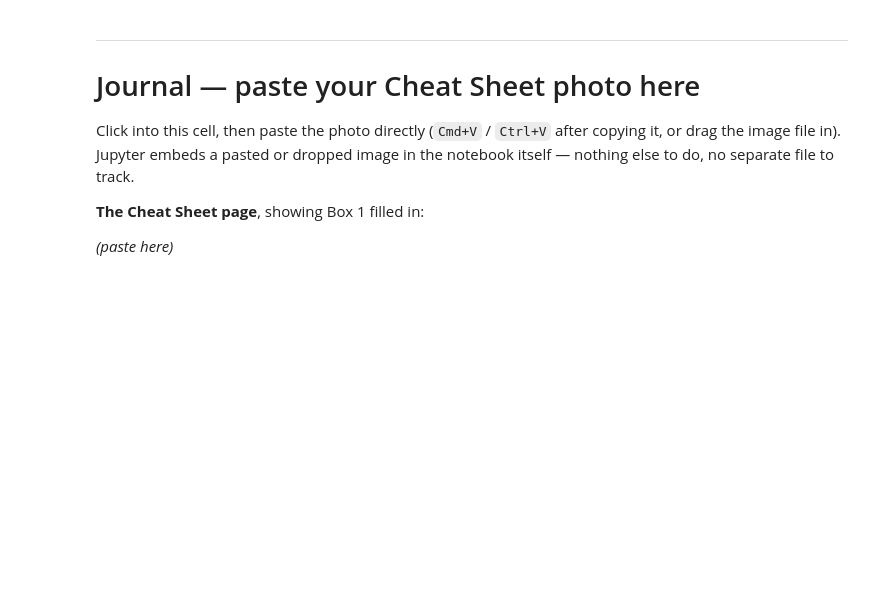
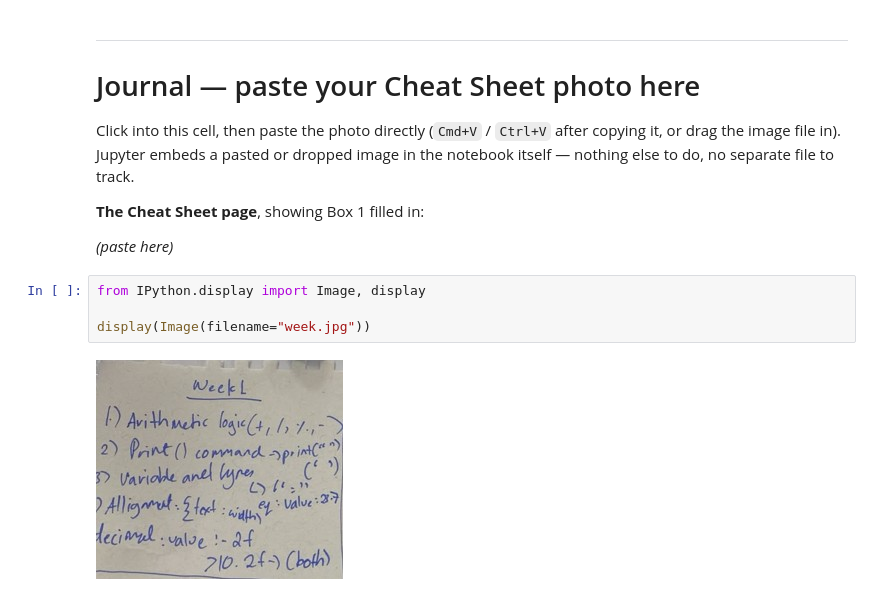
Before and after one commit to rushdtariq6-cmyk/Coursework-CST1510, a Jupyter notebook: W01_Lab.ipynb, the cells around one changed output. Cells and saved outputs as stored; diff of their text form; blank space fills up the shorter version.

```diff
--- a/W01_Lab.ipynb
+++ b/W01_Lab.ipynb
@@ -445,3 +445,9 @@ the notebook itself — nothing else to do, no separate file to track.
 **The Cheat Sheet page**, showing Box 1 filled in:
 
 *(paste here)*
+# %%
+from IPython.display import Image, display
+
+display(Image(filename="week.jpg"))
+# %% [output]
+[figure, added]
```
